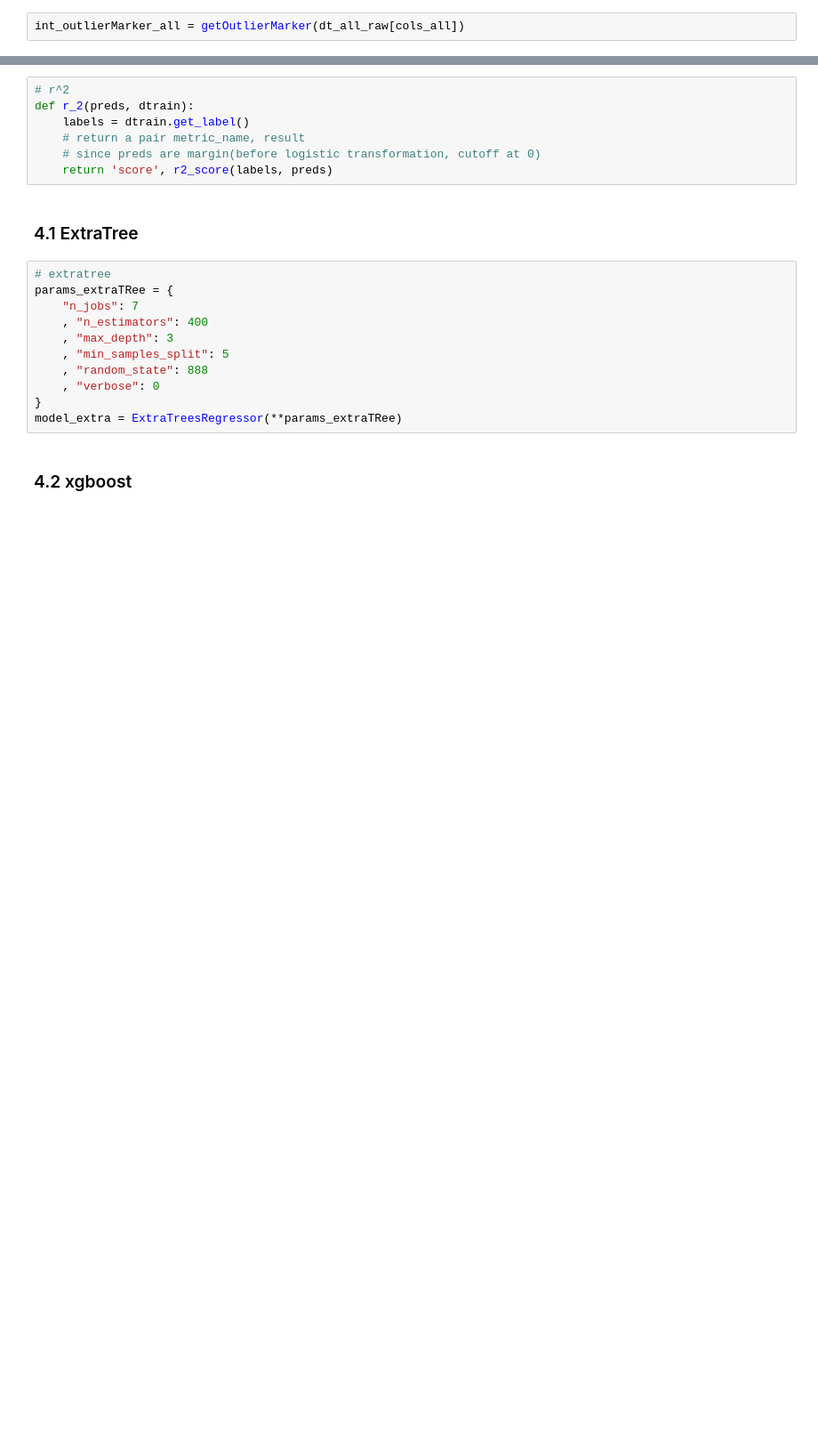
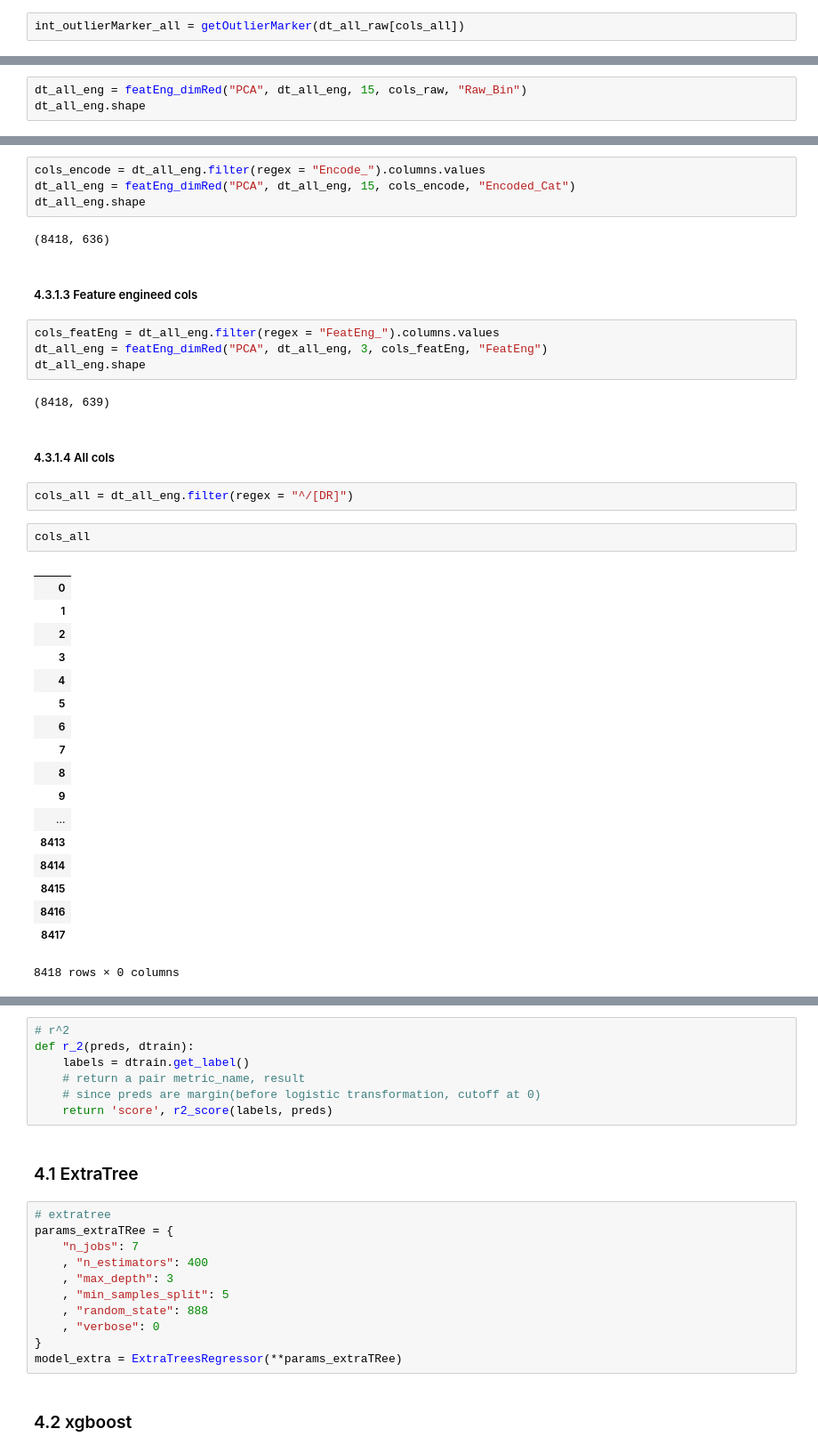
Before and after one commit to jonimatix/Mercedes_Benz_Greener_Manufacturing, a Jupyter notebook: python/1_initModel.ipynb, the cells around one changed output, grey strips where cells are left out. Shown at 89% size. Saved outputs shown, nothing was run; the diff lists cells and outputs as text; blank space fills up the shorter version.

```diff
--- a/python/1_initModel.ipynb
+++ b/python/1_initModel.ipynb
@@ -317,0 +483,3 @@ dt_all_raw.head()
+# %%
+dt_all_eng = featEng_dimRed("PCA", dt_all_eng, 15, cols_raw, "Raw_Bin")
+dt_all_eng.shape
@@ -317,0 +490,39 @@ dt_all_raw.head()
+# %%
+cols_encode = dt_all_eng.filter(regex = "Encode_").columns.values
+dt_all_eng = featEng_dimRed("PCA", dt_all_eng, 15, cols_encode, "Encoded_Cat")
+dt_all_eng.shape
+# %% [output]
+(8418, 636)
+# %% [markdown]
+##### 4.3.1.3 Feature engineed cols
+# %%
+cols_featEng = dt_all_eng.filter(regex = "FeatEng_").columns.values
+dt_all_eng = featEng_dimRed("PCA", dt_all_eng, 3, cols_featEng, "FeatEng")
+dt_all_eng.shape
+# %% [output]
+(8418, 639)
+# %% [markdown]
+##### 4.3.1.4 All cols
+# %%
+cols_all = dt_all_eng.filter(regex = "^/[DR]")
+# %%
+cols_all
+# %% [output]
+|  |
+| 0 |
+| 1 |
+| 2 |
+| 3 |
+| 4 |
+| 5 |
+| 6 |
+| 7 |
+| 8 |
+| 9 |
+| ... |
+| 8413 |
+| 8414 |
+| 8415 |
+| 8416 |
+| 8417 |
+8418 rows × 0 columns
```
Also changed, not shown: parts of 63 cells of this notebook.
